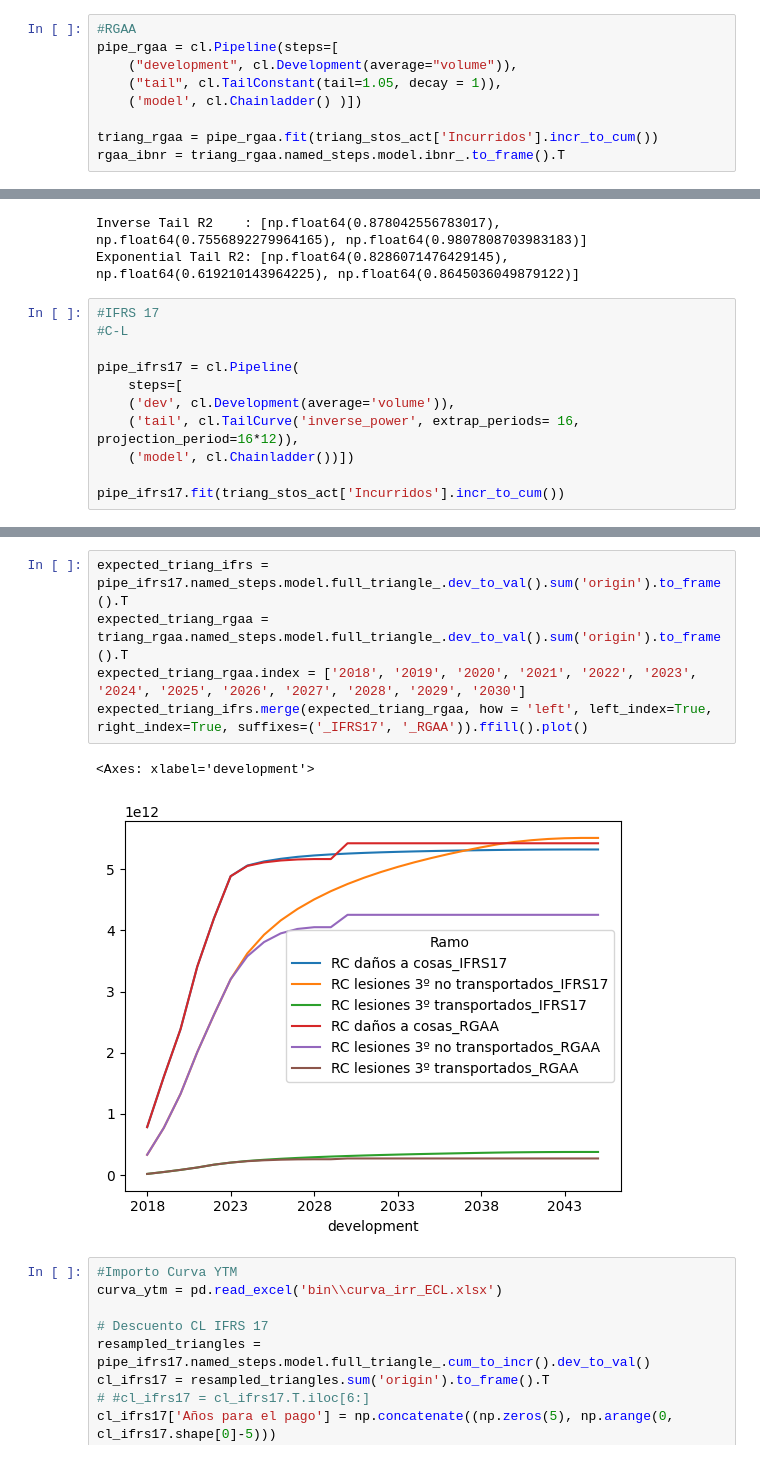
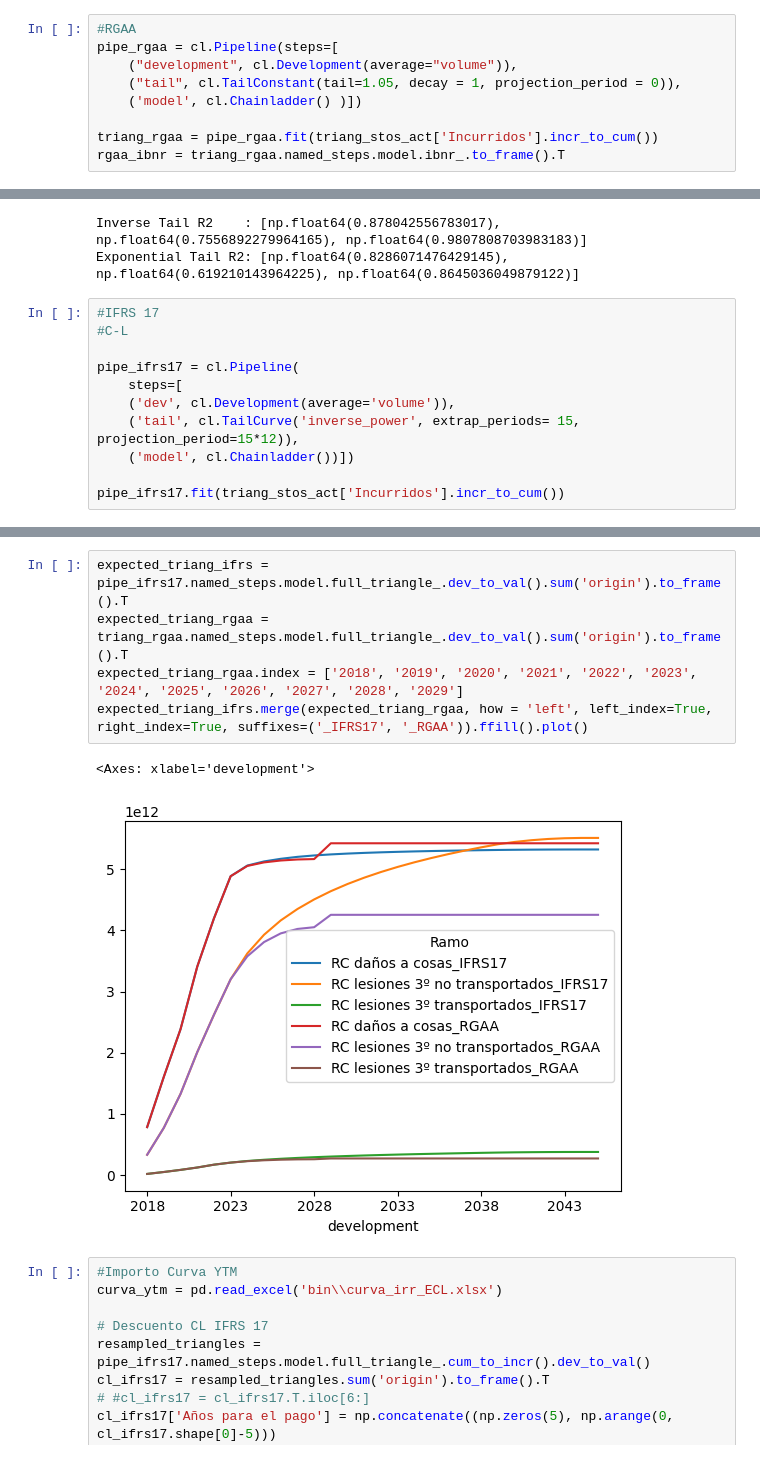
Before and after one commit to AlexDBurs/IBNR-NIIF-17, a Jupyter notebook: ibnr_main.ipynb, the cells around one changed output, grey strips where cells are left out. Saved outputs shown, nothing was run; the diff lists cells and outputs as text.

```diff
--- a/ibnr_main.ipynb
+++ b/ibnr_main.ipynb
@@ -103,7 +105,7 @@ triang_stos_act = triang_stos.cum_to_incr() * triang_facpce
 #RGAA
 pipe_rgaa = cl.Pipeline(steps=[
     ("development", cl.Development(average="volume")),
-    ("tail", cl.TailConstant(tail=1.05, decay = 1)),
+    ("tail", cl.TailConstant(tail=1.05, decay = 1, projection_period = 0)),
     ('model', cl.Chainladder() )])
 
 triang_rgaa = pipe_rgaa.fit(triang_stos_act['Incurridos'].incr_to_cum())
@@ -172,7 +182,7 @@ Exponential Tail R2: [np.float64(0.8286071476429145), np.float64(0.6192101439642
 pipe_ifrs17 = cl.Pipeline(
     steps=[
     ('dev', cl.Development(average='volume')),
-    ('tail', cl.TailCurve('inverse_power', extrap_periods= 16, projection_period=16*12)),
+    ('tail', cl.TailCurve('inverse_power', extrap_periods= 15, projection_period=15*12)),
     ('model', cl.Chainladder())])
 
 pipe_ifrs17.fit(triang_stos_act['Incurridos'].incr_to_cum())
@@ -185,11 +203,11 @@ Pipeline(steps=[('dev', Development()),
 # %%
 expected_triang_ifrs = pipe_ifrs17.named_steps.model.full_triangle_.dev_to_val().sum('origin').to_frame().T
 expected_triang_rgaa = triang_rgaa.named_steps.model.full_triangle_.dev_to_val().sum('origin').to_frame().T
-expected_triang_rgaa.index = ['2018', '2019', '2020', '2021', '2022', '2023', '2024', '2025', '2026', '2027', '2028', '2029', '2030']
+expected_triang_rgaa.index = ['2018', '2019', '2020', '2021', '2022', '2023', '2024', '2025', '2026', '2027', '2028', '2029']
 expected_triang_ifrs.merge(expected_triang_rgaa, how = 'left', left_index=True, right_index=True, suffixes=('_IFRS17', '_RGAA')).ffill().plot()
 # %% [output]
 <Axes: xlabel='development'>
-[figure, old version]
+[figure, new version]
 # %%
 #Importo Curva YTM
 curva_ytm = pd.read_excel('bin\\curva_irr_ECL.xlsx')
```
Also changed, not shown: parts of 6 cells of this notebook, 33 other files.
